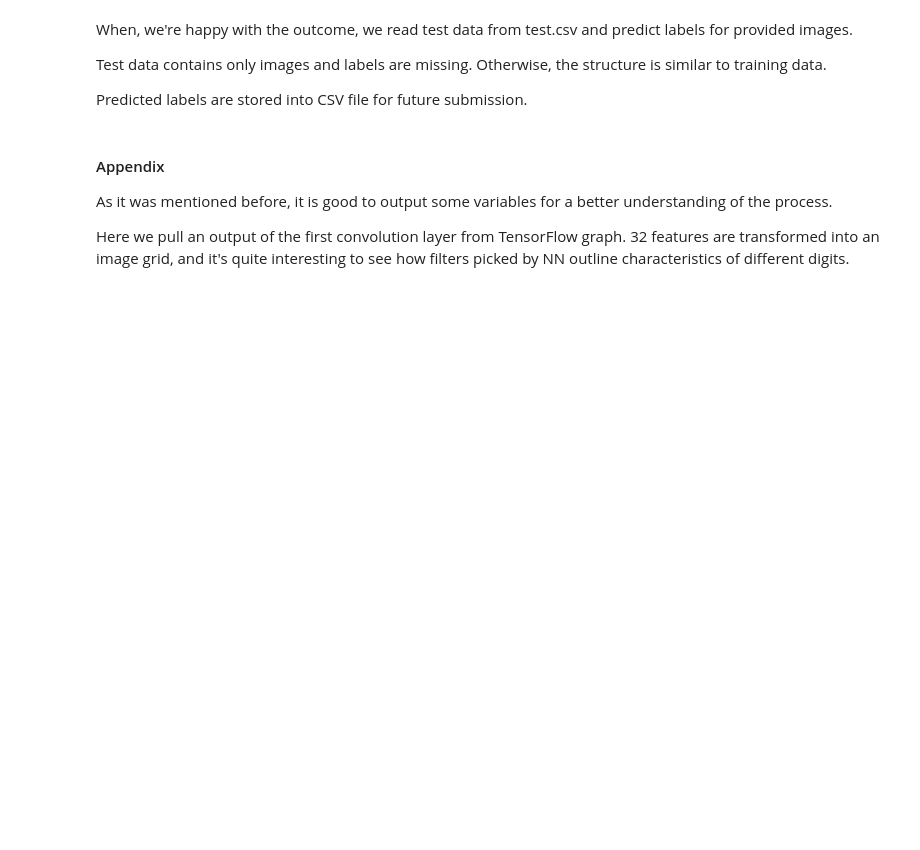
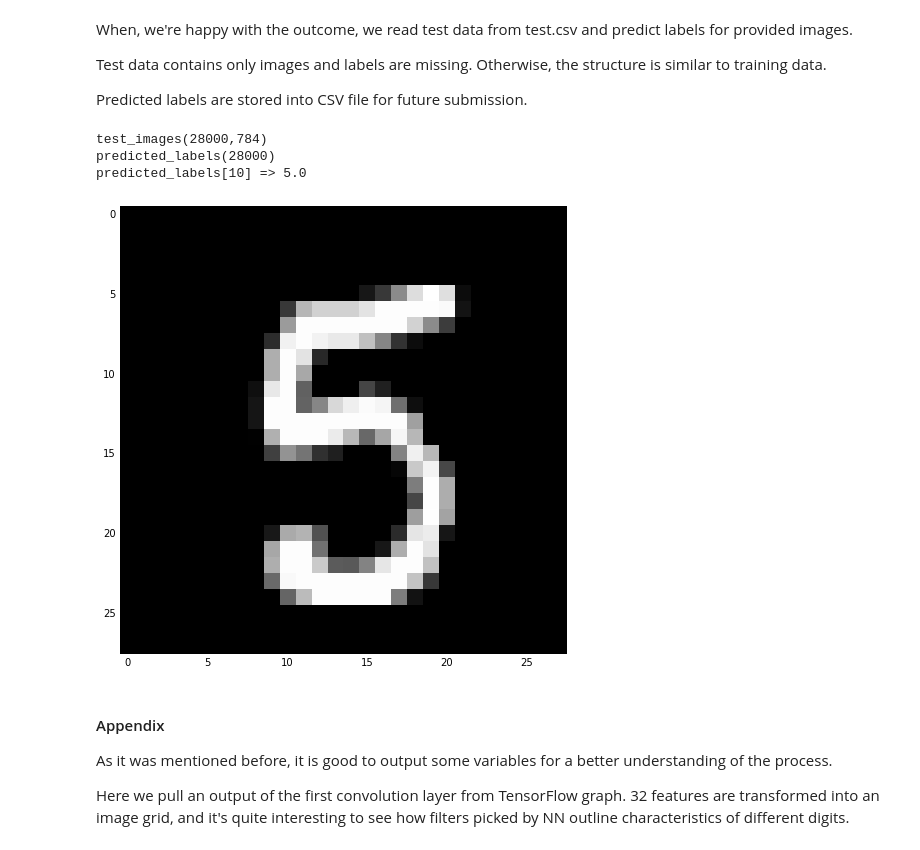
Before and after one commit to rsouza/MMD, a Jupyter notebook: notebooks/Ex02_Kaggle_Digits_Image_Processing.ipynb, the cells around one changed output. Cells and saved outputs as stored; diff of their text form; code cells hidden in the pictures; blank space fills up the shorter version.

```diff
--- a/notebooks/Ex02_Kaggle_Digits_Image_Processing.ipynb
+++ b/notebooks/Ex02_Kaggle_Digits_Image_Processing.ipynb
@@ -524,38 +558,44 @@ Test data contains only images and labels are missing. Otherwise, the structure
 Predicted labels are stored into CSV file for future submission.
 # %%
 # read test data from CSV file
-test_images = pd.read_csv('../input/test.csv').values
+test_images = pd.read_csv(os.path.join(datapath, "kaggle_digits_test.csv")).values
 test_images = test_images.astype(np.float)
 
 # convert from [0:255] => [0.0:1.0]
 test_images = np.multiply(test_images, 1.0 / 255.0)
 
 print('test_images({0[0]},{0[1]})'.format(test_images.shape))
 
 
 # predict test set
 #predicted_lables = predict.eval(feed_dict={x: test_images, keep_prob: 1.0})
 
 # using batches is more resource efficient
-predicted_lables = np.zeros(test_images.shape[0])
+predicted_labels = np.zeros(test_images.shape[0])
 for i in range(0,test_images.shape[0]//BATCH_SIZE):
-    predicted_lables[i*BATCH_SIZE : (i+1)*BATCH_SIZE] = predict.eval(feed_dict={x: test_images[i*BATCH_SIZE : (i+1)*BATCH_SIZE],
+    predicted_labels[i*BATCH_SIZE : (i+1)*BATCH_SIZE] = predict.eval(feed_dict={x: test_images[i*BATCH_SIZE : (i+1)*BATCH_SIZE],
                                                                                 keep_prob: 1.0})
 
 
-print('predicted_lables({0})'.format(len(predicted_lables)))
+print('predicted_labels({0})'.format(len(predicted_lables)))
 
 # output test image and prediction
-display(test_images[IMAGE_TO_DISPLAY])
-print ('predicted_lables[{0}] => {1}'.format(IMAGE_TO_DISPLAY,predicted_lables[IMAGE_TO_DISPLAY]))
+#display(test_images[IMAGE_TO_DISPLAY])
+plt.imshow(test_images[IMAGE_TO_DISPLAY].reshape((28, 28)))
+print ('predicted_labels[{0}] => {1}'.format(IMAGE_TO_DISPLAY,predicted_labels[IMAGE_TO_DISPLAY]))
 
 # save results
-np.savetxt('submission_softmax.csv',
-           np.c_[range(1,len(test_images)+1),predicted_lables],
-           delimiter=',',
-           header = 'ImageId,Label',
-           comments = '',
-           fmt='%d')
+#np.savetxt('submission_softmax.csv',
+#           np.c_[range(1,len(test_images)+1),predicted_labels],
+#           delimiter=',',
+#           header = 'ImageId,Label',
+#           comments = '',
+#           fmt='%d')
+# %% [output]
+test_images(28000,784)
+predicted_labels(28000)
+predicted_labels[10] => 5.0
+[figure, added]
 # %% [markdown]
 #### Appendix
 
```
Also changed, not shown: parts of 21 cells of this notebook.
